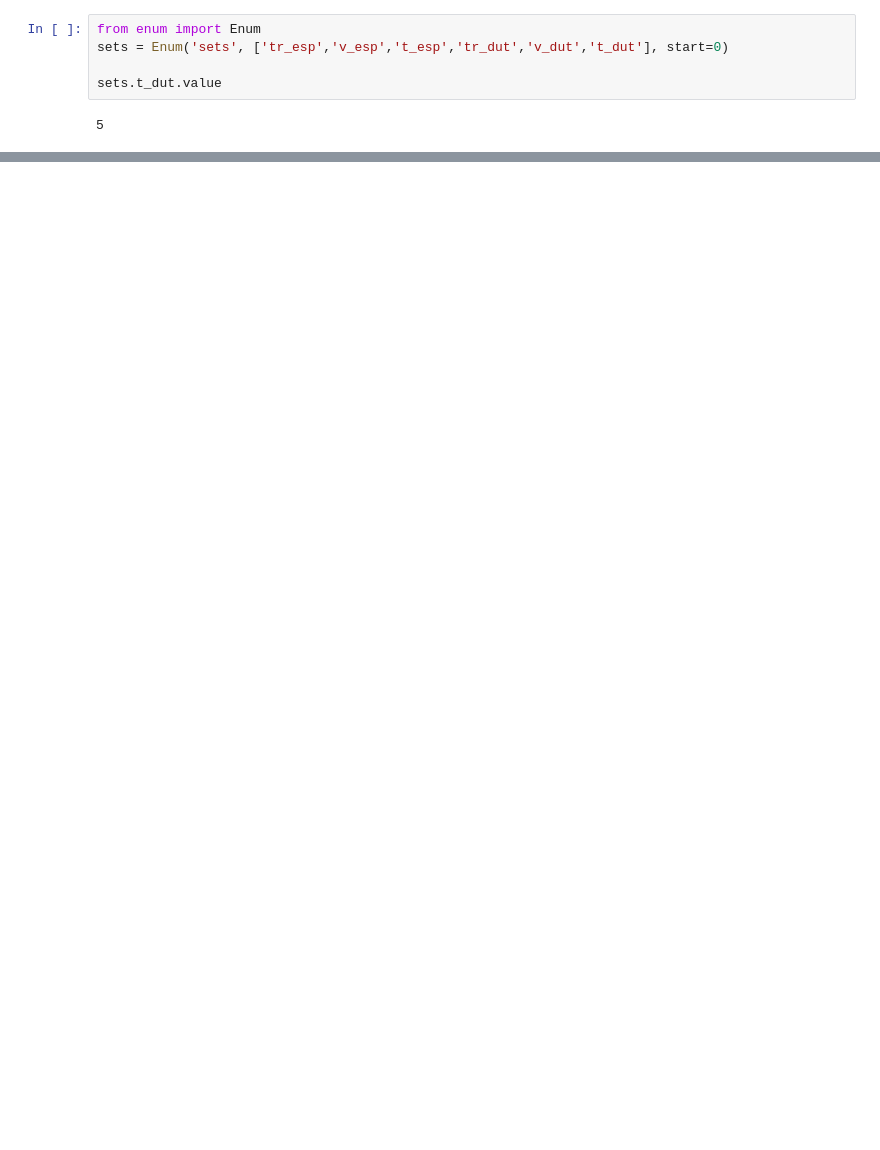
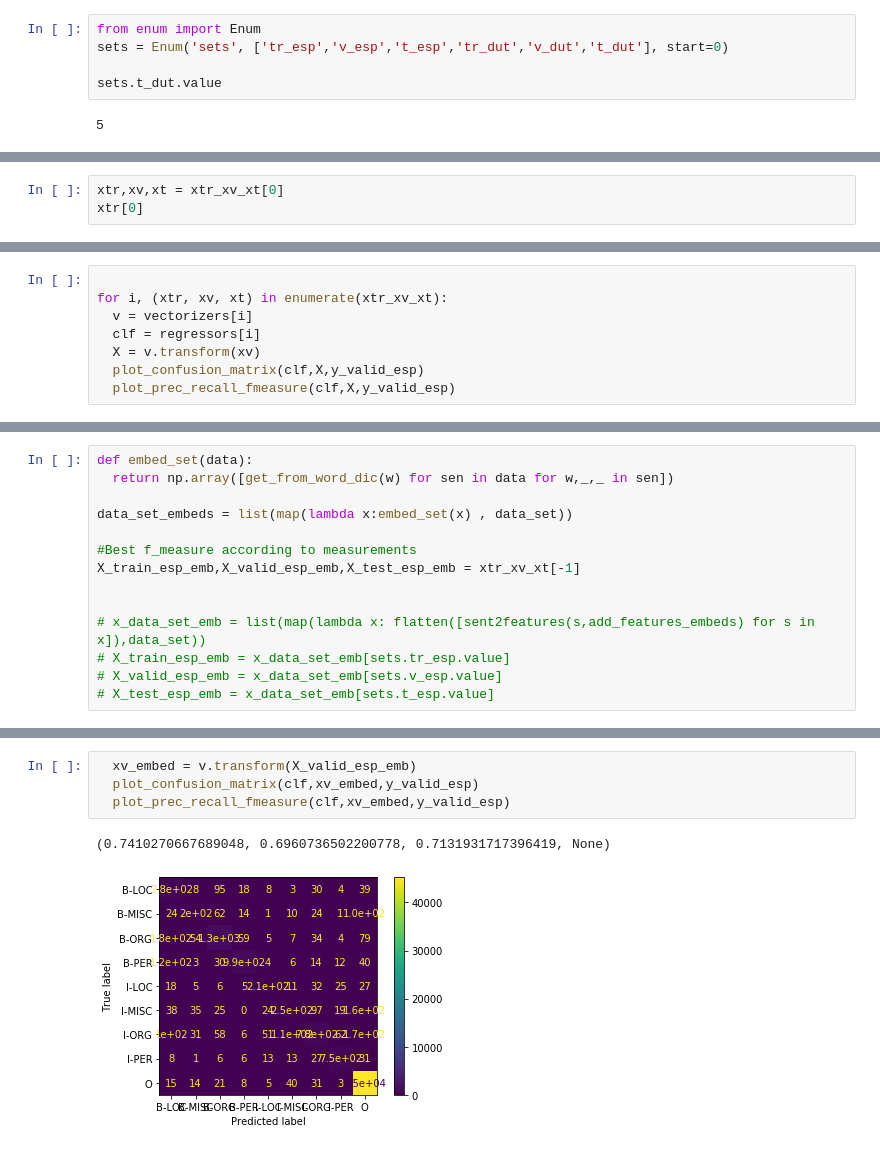
Before and after one commit to NitCoh/NLPAss2, a Jupyter notebook: NLP_Ass2.ipynb, the cells around one changed output, grey strips where cells are left out. Cells and saved outputs as stored; diff of their text form; blank space fills up the shorter version.

```diff
--- a/NLP_Ass2.ipynb
+++ b/NLP_Ass2.ipynb
@@ -520,0 +594,3 @@ y_train_esp[0]
+# %%
+xtr,xv,xt = xtr_xv_xt[0]
+xtr[0]
@@ -532,0 +698,8 @@ clf.predict(X[0])
+# %%
+
+for i, (xtr, xv, xt) in enumerate(xtr_xv_xt):
+  v = vectorizers[i]
+  clf = regressors[i]
+  X = v.transform(xv)
+  plot_confusion_matrix(clf,X,y_valid_esp)
+  plot_prec_recall_fmeasure(clf,X,y_valid_esp)
@@ -532,0 +892,14 @@ clf.predict(X[0])
+# %%
+def embed_set(data):
+  return np.array([get_from_word_dic(w) for sen in data for w,_,_ in sen])
+
+data_set_embeds = list(map(lambda x:embed_set(x) , data_set))
+
+#Best f_measure according to measurements
+X_train_esp_emb,X_valid_esp_emb,X_test_esp_emb = xtr_xv_xt[-1]
+
+
+# x_data_set_emb = list(map(lambda x: flatten([sent2features(s,add_features_embeds) for s in x]),data_set))
+# X_train_esp_emb = x_data_set_emb[sets.tr_esp.value]
+# X_valid_esp_emb = x_data_set_emb[sets.v_esp.value]
+# X_test_esp_emb = x_data_set_emb[sets.t_esp.value]
@@ -532,0 +926,7 @@ clf.predict(X[0])
+# %%
+  xv_embed = v.transform(X_valid_esp_emb)
+  plot_confusion_matrix(clf,xv_embed,y_valid_esp)
+  plot_prec_recall_fmeasure(clf,xv_embed,y_valid_esp)
+# %% [output]
+(0.7410270667689048, 0.6960736502200778, 0.7131931717396419, None)
+[figure, added]
```
Also changed, not shown: parts of 24 cells of this notebook.
